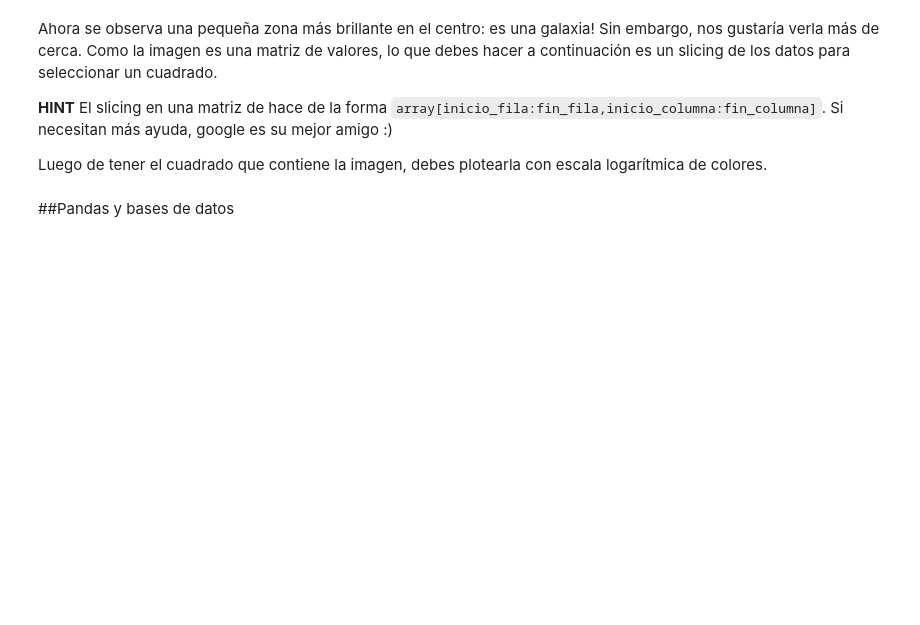
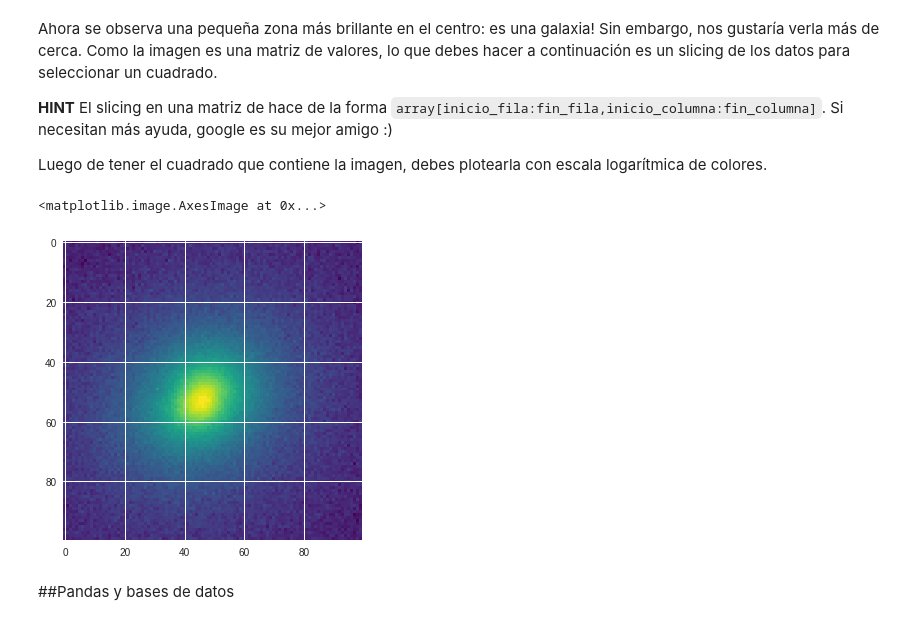
Before and after one commit to DiegoRomanCortes/minitarea3, a Jupyter notebook: minitarea3.ipynb, the cells around one changed output. Saved outputs shown, nothing was run; the diff lists cells and outputs as text; code cells hidden in the pictures; blank space fills up the shorter version.

```diff
--- a/minitarea3.ipynb
+++ b/minitarea3.ipynb
@@ -124,6 +144,13 @@ Ahora se observa una pequeña zona más brillante en el centro: es una galaxia!
 Luego de tener el cuadrado que contiene la imagen, debes plotearla con escala logarítmica de colores.
 # %%
 # Slicing del cuadrado con la galaxia y plot acá
+galaxia = image_data[975:1075,950:1050]
+
+plt.imshow(galaxia,cmap = 'viridis', norm = LogNorm())
+plt.grid(b = None)
+# %% [output]
+<matplotlib.image.AxesImage at 0x...>
+[figure, added]
 # %% [markdown]
 ##Pandas y bases de datos
 # %% [markdown]
```
Also changed, not shown: parts of 9 cells of this notebook.
